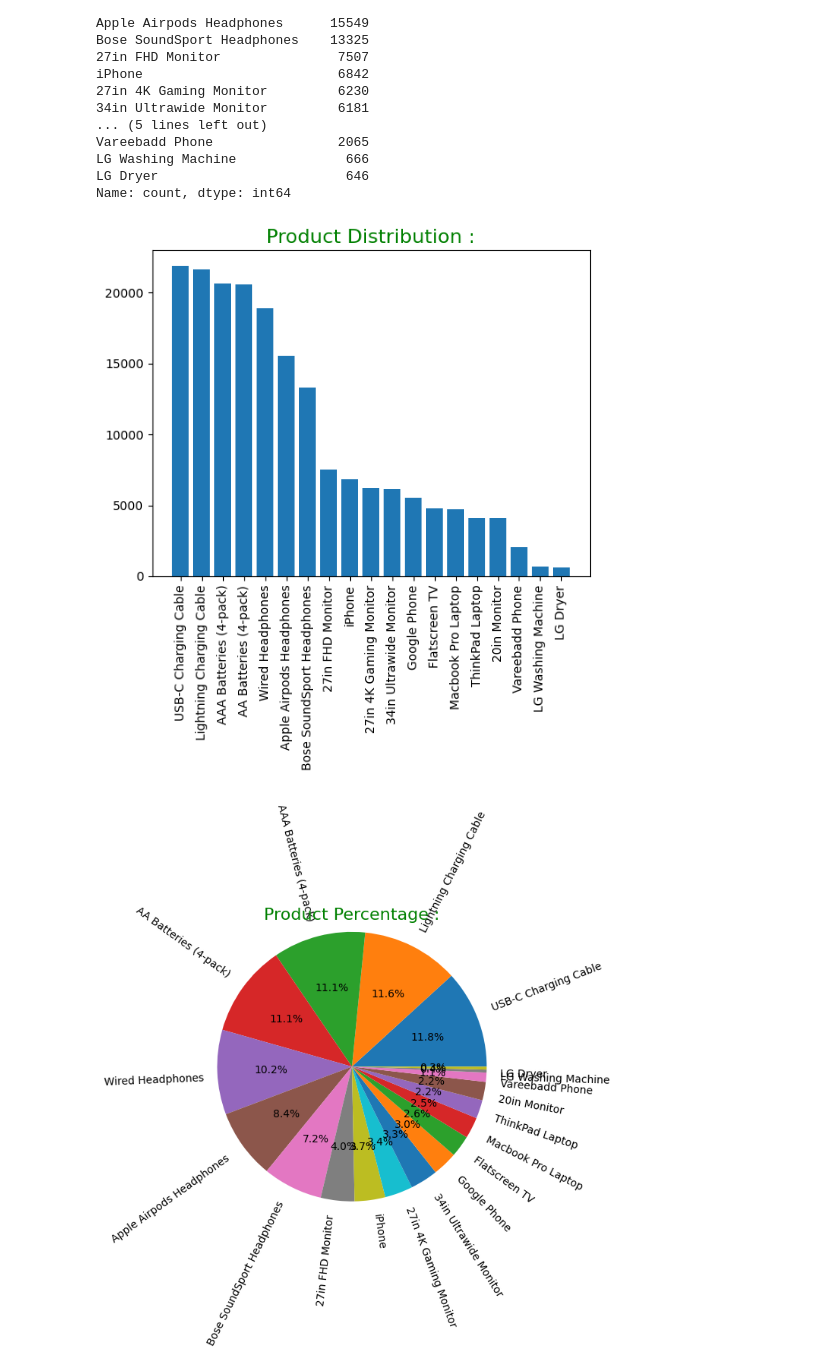
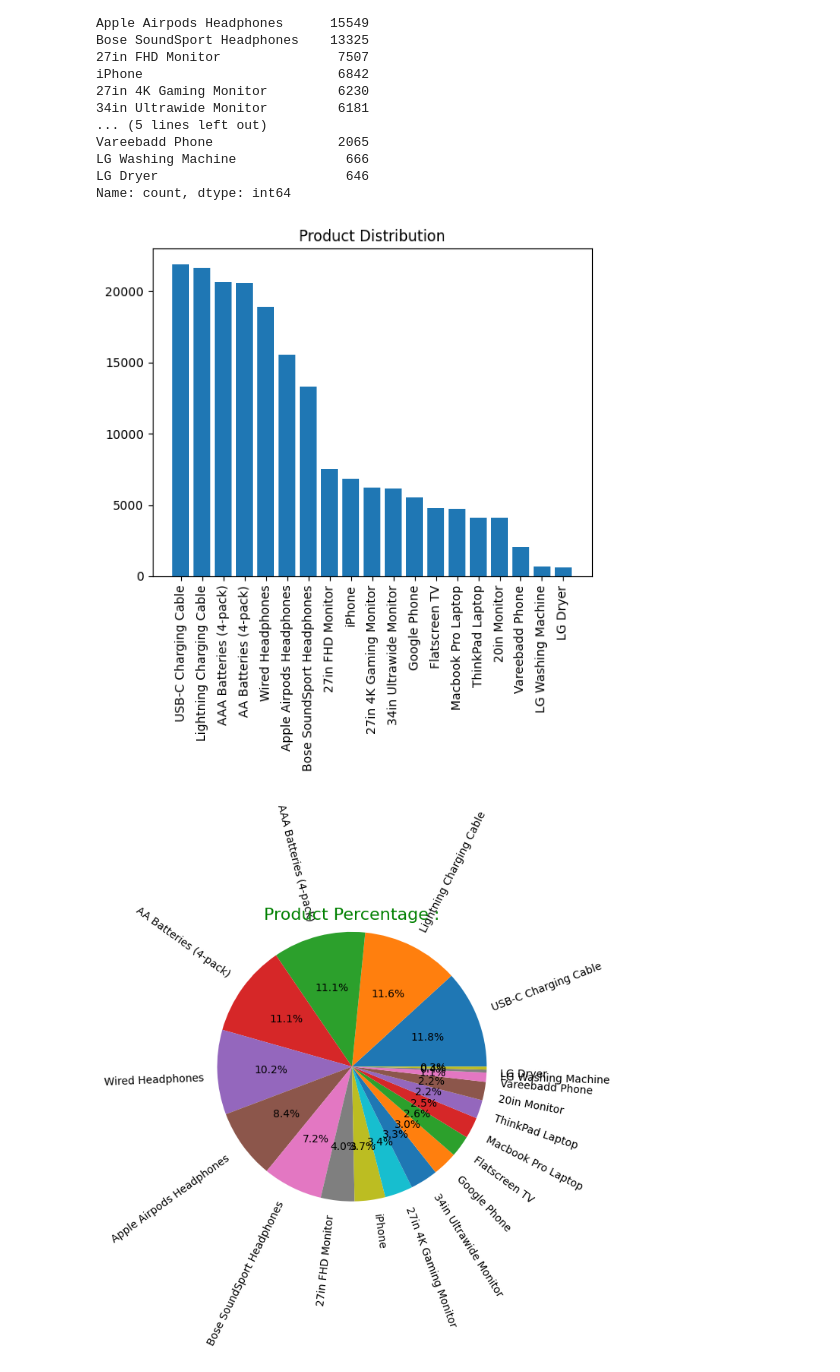
Before and after one commit to Gauraang05/Semantic-Sales-Trend-Analyser, a Jupyter notebook: sales-data-analysis.ipynb, the cells around one changed output. Saved outputs shown, nothing was run; the diff lists cells and outputs as text; code cells hidden in the pictures.

Commit message:
more visualizations

```diff
--- a/sales-data-analysis.ipynb
+++ b/sales-data-analysis.ipynb
@@ -100,12 +174,12 @@ LG Washing Machine              666
 LG Dryer                        646
 Name: count, dtype: int64
 # %%
-plt.title("Product Distribution :",fontdict={"fontsize":16 ,'color':'green'})
+plt.title("Product Distribution")
 plt.bar(product_frequency.index ,product_frequency)
 plt.xticks(rotation=90)
 plt.show()
 # %% [output]
-[figure, old version]
+[figure, new version]
 # %%
 plt.title("Product Percentage :",fontsize=16 ,color="green")
 plt.pie(product_frequency ,labels=product_frequency.index ,autopct="%1.1f%%",rotatelabels=True,radius=1.2)
```
Also changed, not shown: parts of 24 cells of this notebook.
